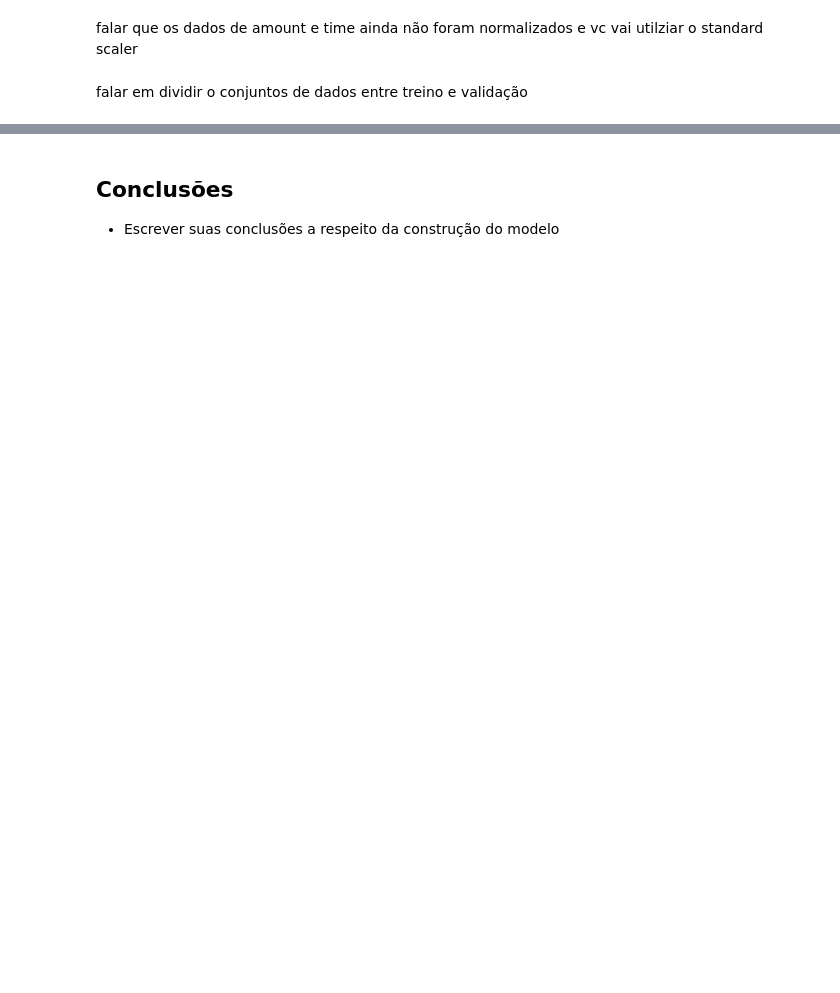
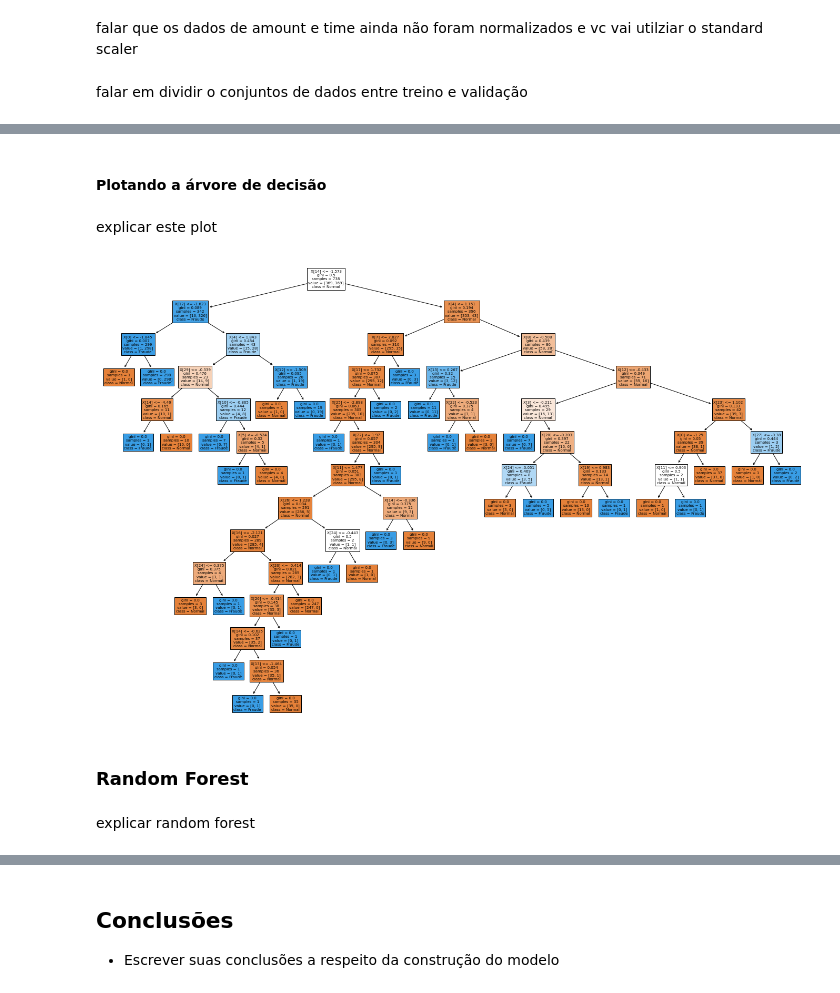
Before and after one commit to FerrazThales/Deteccao_de_fraudes_em_cartoes_de_credito, a Jupyter notebook: Detecção_de_Fraude_em_Cartões_de_Crédito.ipynb, the cells around one changed output, grey strips where cells are left out. Cells and saved outputs as stored; diff of their text form; code cells hidden in the pictures; blank space fills up the shorter version.

```diff
--- a/Detecção_de_Fraude_em_Cartões_de_Crédito.ipynb
+++ b/Detecção_de_Fraude_em_Cartões_de_Crédito.ipynb
@@ -318,0 +469,13 @@ comentar que já foi visto que os dados não estão balanceados e balancear
+# %% [markdown]
+#### Plotando a árvore de decisão
+# %% [markdown]
+explicar este plot
+# %%
+fig= plt.figure(figsize=(24,16))
+ax = plot_tree(dtc,filled=True,class_names=["Normal","Fraude"]);
+# %% [output]
+[figure, added]
+# %% [markdown]
+### Random Forest
+# %% [markdown]
+explicar random forest
```
Also changed, not shown: parts of 52 cells of this notebook.
